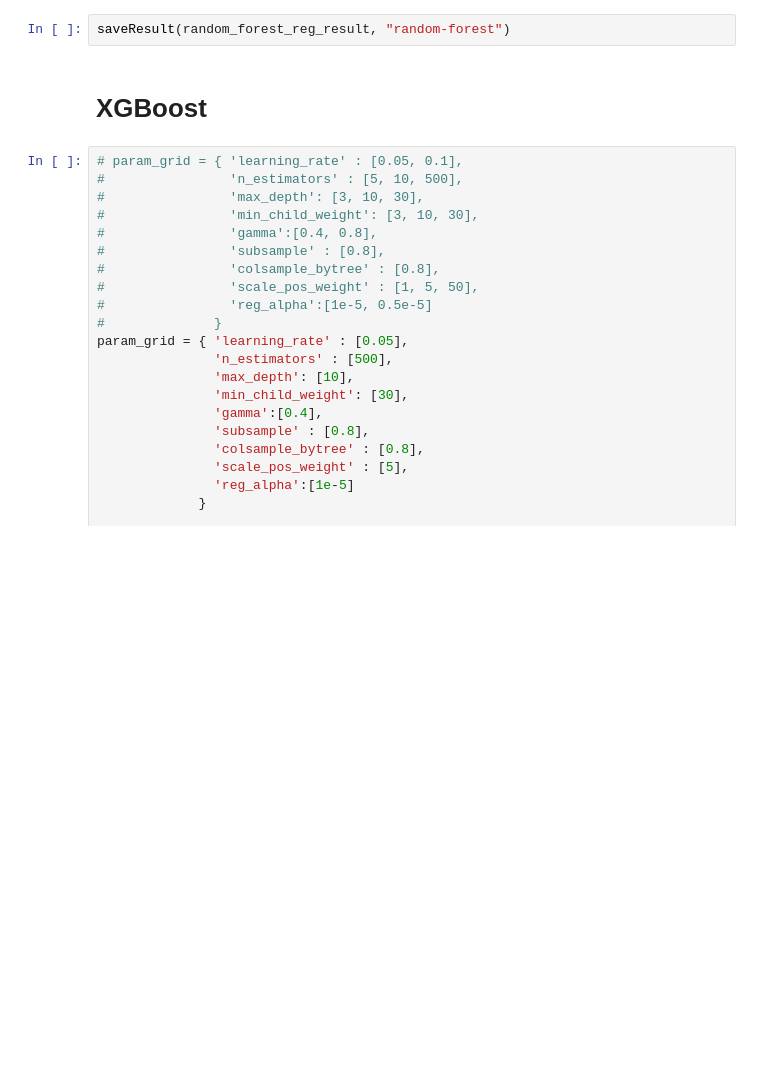
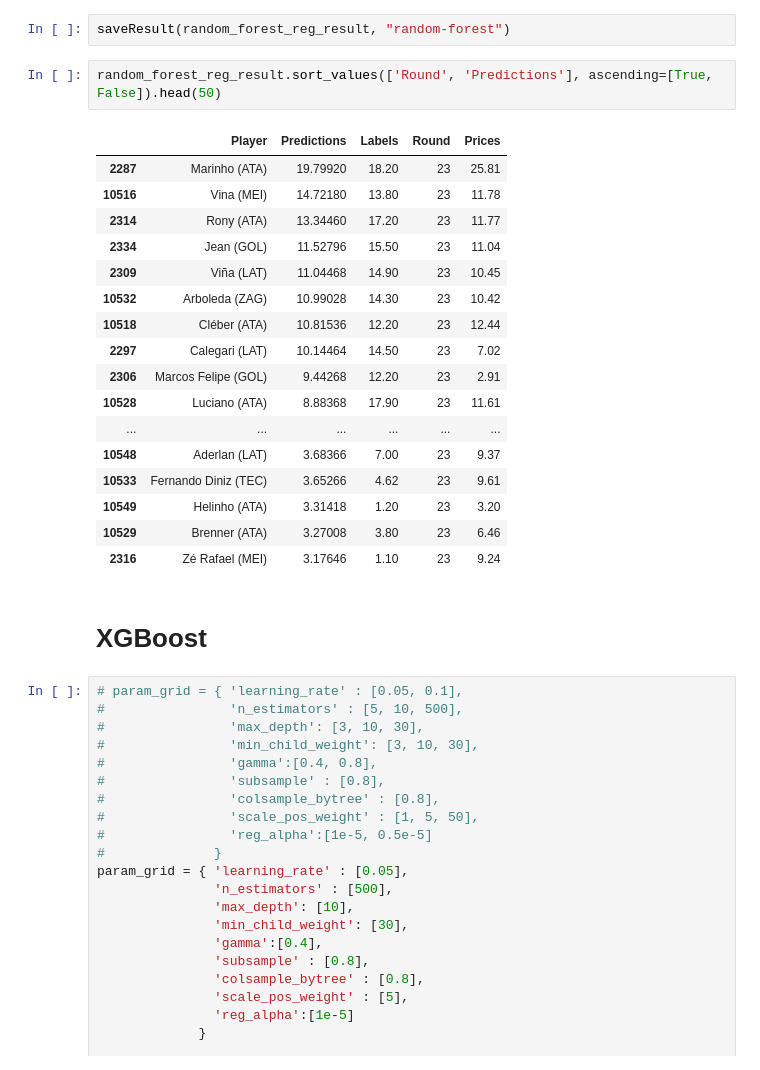
Before and after one commit to carlooshh/handson-cartola-ml, a Jupyter notebook: cartola-ml.ipynb, the cells around one changed output. Drawn from its saved outputs; the diff is of its cells as text; blank space fills up the shorter version.

```diff
--- a/cartola-ml.ipynb
+++ b/cartola-ml.ipynb
@@ -740,6 +740,26 @@ print(random_forest_reg_result)
 [3313 rows x 5 columns]
 # %%
 saveResult(random_forest_reg_result, "random-forest")
+# %%
+random_forest_reg_result.sort_values(['Round', 'Predictions'], ascending=[True, False]).head(50)
+# %% [output]
+|  | Player | Predictions | Labels | Round | Prices |
+| 2287 | Marinho (ATA) | 19.79920 | 18.20 | 23 | 25.81 |
+| 10516 | Vina (MEI) | 14.72180 | 13.80 | 23 | 11.78 |
+| 2314 | Rony (ATA) | 13.34460 | 17.20 | 23 | 11.77 |
+| 2334 | Jean (GOL) | 11.52796 | 15.50 | 23 | 11.04 |
+| 2309 | Viña (LAT) | 11.04468 | 14.90 | 23 | 10.45 |
+| 10532 | Arboleda (ZAG) | 10.99028 | 14.30 | 23 | 10.42 |
+| 10518 | Cléber (ATA) | 10.81536 | 12.20 | 23 | 12.44 |
+| 2297 | Calegari (LAT) | 10.14464 | 14.50 | 23 | 7.02 |
+| 2306 | Marcos Felipe (GOL) | 9.44268 | 12.20 | 23 | 2.91 |
+| 10528 | Luciano (ATA) | 8.88368 | 17.90 | 23 | 11.61 |
+| ... | ... | ... | ... | ... | ... |
+| 10548 | Aderlan (LAT) | 3.68366 | 7.00 | 23 | 9.37 |
+| 10533 | Fernando Diniz (TEC) | 3.65266 | 4.62 | 23 | 9.61 |
+| 10549 | Helinho (ATA) | 3.31418 | 1.20 | 23 | 3.20 |
+| 10529 | Brenner (ATA) | 3.27008 | 3.80 | 23 | 6.46 |
+| 2316 | Zé Rafael (MEI) | 3.17646 | 1.10 | 23 | 9.24 |
 # %% [markdown]
 # XGBoost
 # %%
```
Also changed, not shown: parts of 8 cells of this notebook, 1 other file.
